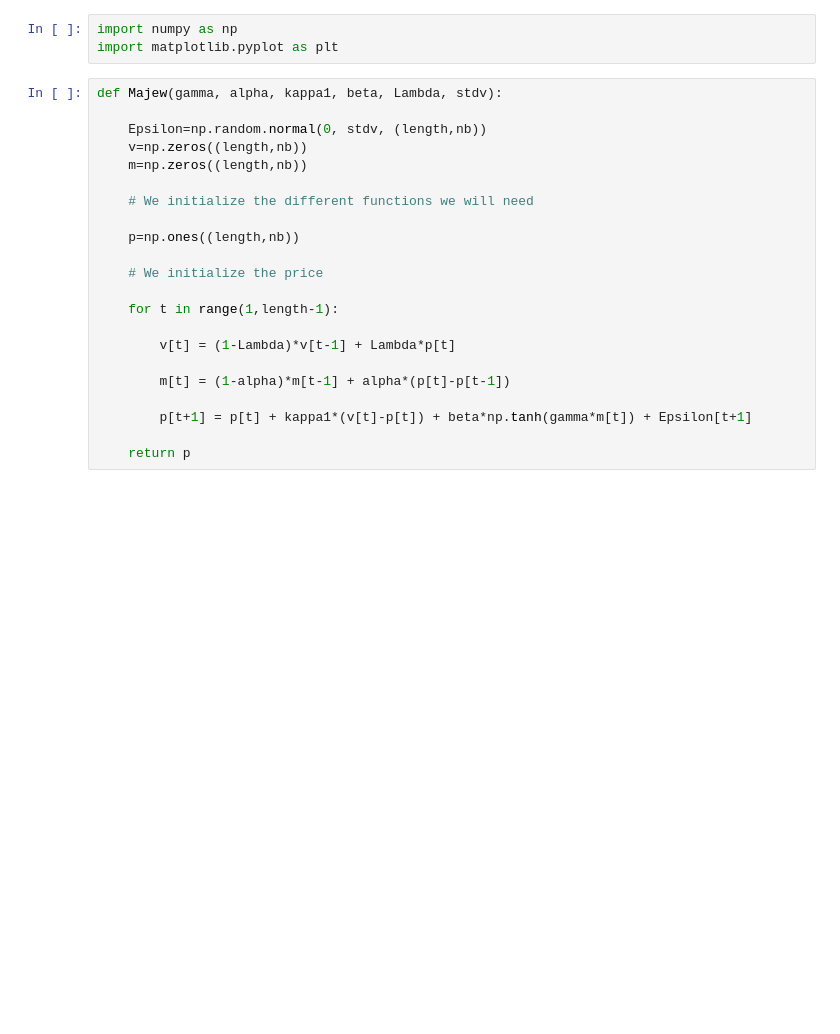
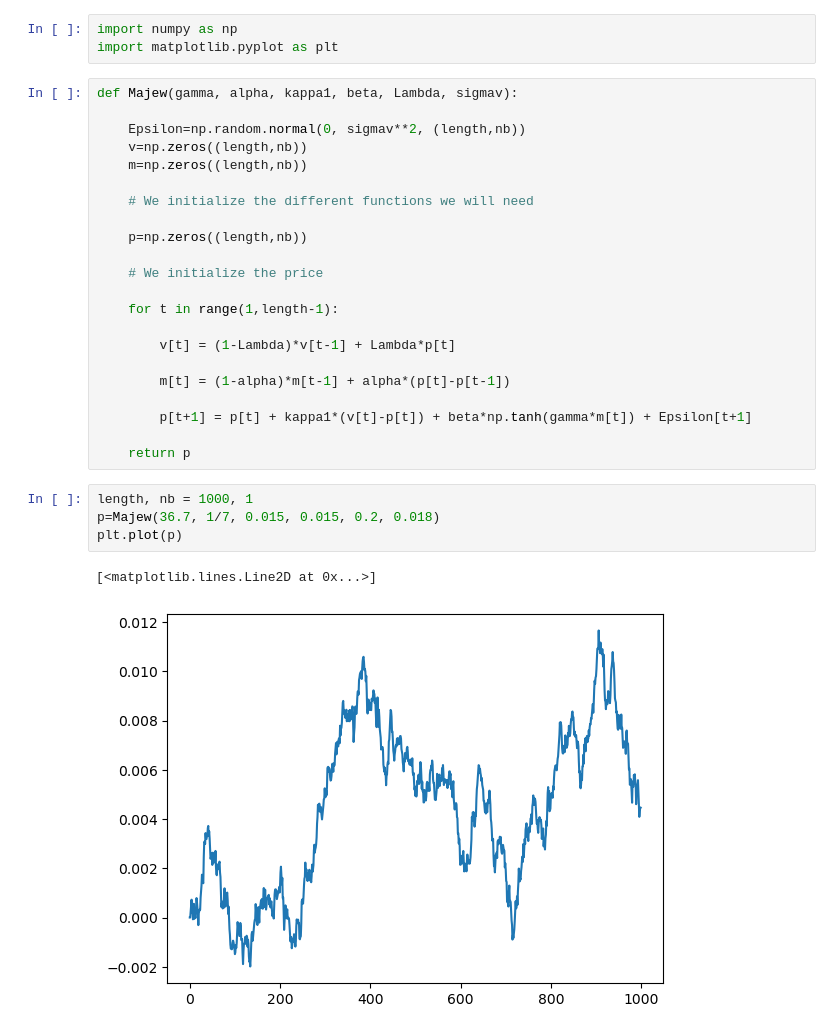
Before and after one commit to GhilesKemiche/ABM-Calibration, a Jupyter notebook: Code.ipynb, the cells around one changed output. Drawn from its saved outputs; the diff is of its cells as text; blank space fills up the shorter version.

```diff
--- a/Code.ipynb
+++ b/Code.ipynb
@@ -2,15 +2,15 @@
 import numpy as np
 import matplotlib.pyplot as plt
 # %%
-def Majew(gamma, alpha, kappa1, beta, Lambda, stdv):
+def Majew(gamma, alpha, kappa1, beta, Lambda, sigmav):
 
-    Epsilon=np.random.normal(0, stdv, (length,nb))
+    Epsilon=np.random.normal(0, sigmav**2, (length,nb))
     v=np.zeros((length,nb))
     m=np.zeros((length,nb))
 
     # We initialize the different functions we will need
 
-    p=np.ones((length,nb))
+    p=np.zeros((length,nb))
 
     # We initialize the price
 
@@ -23,3 +23,10 @@ def Majew(gamma, alpha, kappa1, beta, Lambda, stdv):
         p[t+1] = p[t] + kappa1*(v[t]-p[t]) + beta*np.tanh(gamma*m[t]) + Epsilon[t+1]
 
     return p
+# %%
+length, nb = 1000, 1
+p=Majew(36.7, 1/7, 0.015, 0.015, 0.2, 0.018)
+plt.plot(p)
+# %% [output]
+[<matplotlib.lines.Line2D at 0x...>]
+[figure, added]
```
Also changed, not shown: parts of 2 cells of this notebook, 1 other file.
